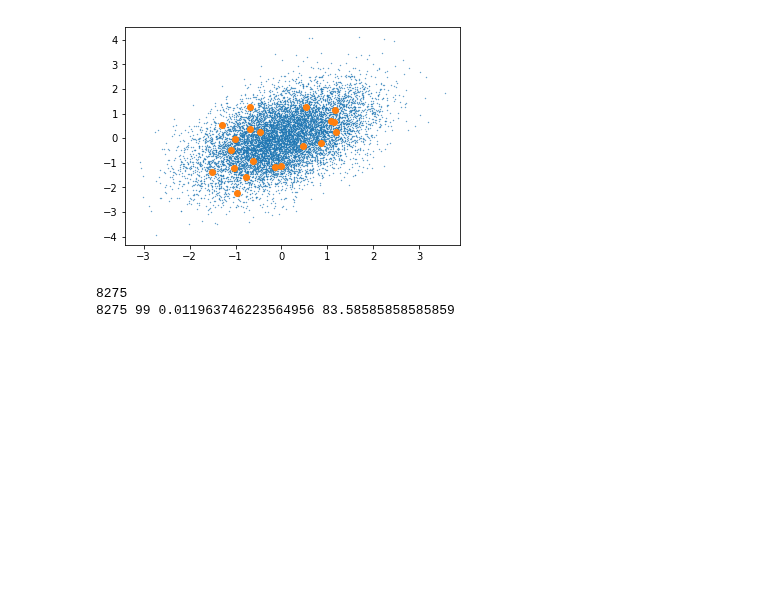
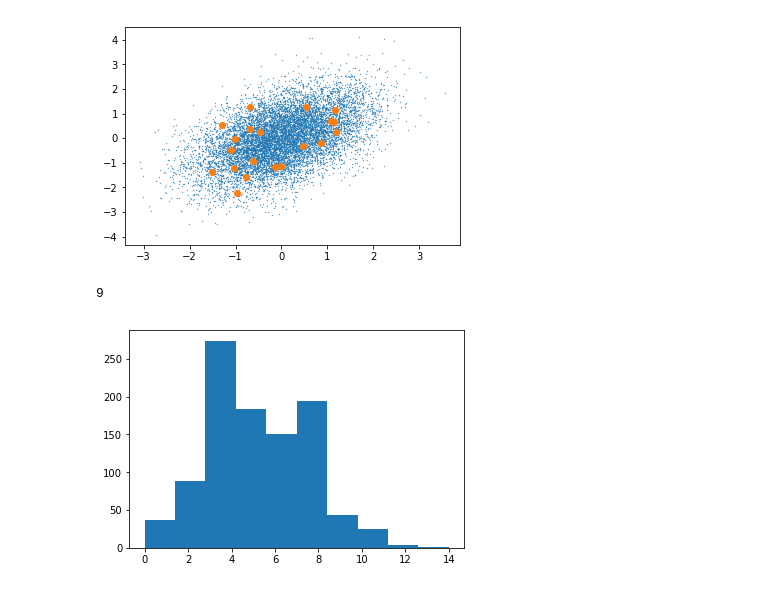
Before and after one commit to astroandes/SatelliteShapeLG, a Jupyter notebook: code/covariances.ipynb, the cells around one changed output. Drawn from its saved outputs; the diff is of its cells as text; code cells hidden in the pictures; blank space fills up the shorter version.

```diff
--- a/code/covariances.ipynb
+++ b/code/covariances.ipynb
@@ -143,8 +143,6 @@ print(data_cov[3:6, 3:6])
  [ 0.67032829  0.84497426  0.05896295]
  [ 0.44452414  0.05896295  0.67399735]]
 [figure]
-# %%
-data_random = np.random.multivariate_normal(data_mean, data_cov, size=10000)
 # %%
 plt.scatter(data_random[:,0], data_random[:,2], s=0.1)
 plt.scatter(data[0,:], data[2,:])
@@ -155,15 +153,25 @@ plt.scatter(data[0,:], data[2,:])
 <matplotlib.collections.PathCollection at 0x...>
 [figure]
 # %%
-data_r_abs = np.abs(data_random)
-in_peak = (data_r_abs[:,0]< 2) & (data_r_abs[:,1]<2) & (data_r_abs[:,2]<2) &\
+n_try = 1000
+n_out_list = np.ones(n_try)
+for i in range(n_try):
+    data_random = np.random.multivariate_normal(data_mean, data_cov, size=20*27)
+    data_r_abs = np.abs(data_random)
+    in_peak = (data_r_abs[:,0]< 2) & (data_r_abs[:,1]<2) & (data_r_abs[:,2]<2) &\
          (data_r_abs[:,3]< 2) & (data_r_abs[:,4]<2) & (data_r_abs[:,5]<2)
-print(np.count_nonzero(in_peak))
-out_peak = (data_r_abs[:,0]< 2) & (data_r_abs[:,1]<2) & (data_r_abs[:,2]<2) &\
+    #print(np.count_nonzero(in_peak))
+    out_peak = (data_r_abs[:,0]< 2) & (data_r_abs[:,1]<2) & (data_r_abs[:,2]<2) &\
          (data_r_abs[:,3]> 2) & (data_r_abs[:,4]>2) & (data_r_abs[:,5]<2)
-n_in=np.count_nonzero(in_peak)
-n_out=np.count_nonzero(out_peak)
-print(n_in, n_out, n_out/n_in, n_in/n_out)
+    n_in=np.count_nonzero(in_peak)
+    n_out=np.count_nonzero(out_peak)
+    n_out_list[i] = n_out
+    #print(n_in, n_out, n_out/n_in, n_in/n_out)
+    #if(n_out==0):
+    #    print(n_in, n_out, n_out/n_in, n_in/n_out)
-# %% [output]
-8275
-8275 99 0.011963746223564956 83.58585858585859
+# %%
+a = plt.hist(n_out_list)
+print(np.count_nonzero(n_out_list==0))
+# %% [output]
+9
+[figure, added]
```
